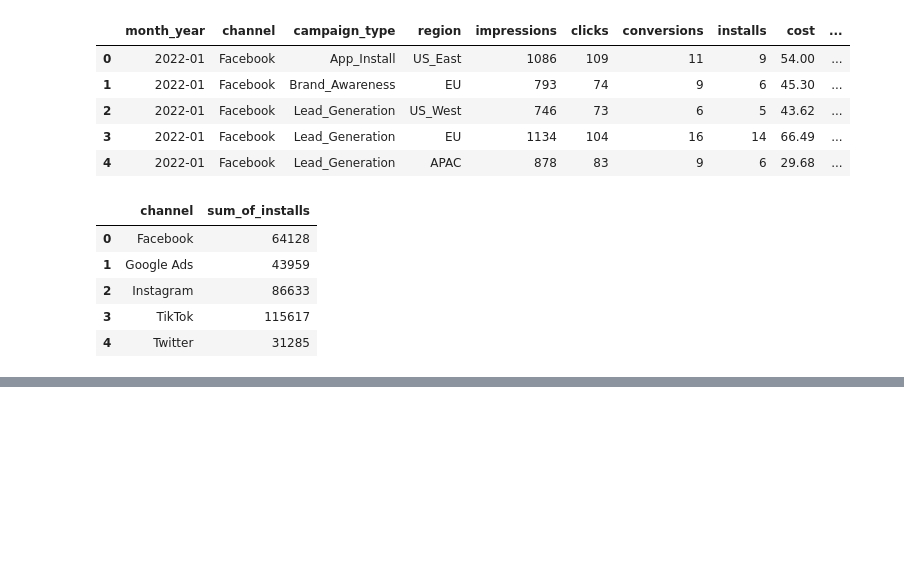
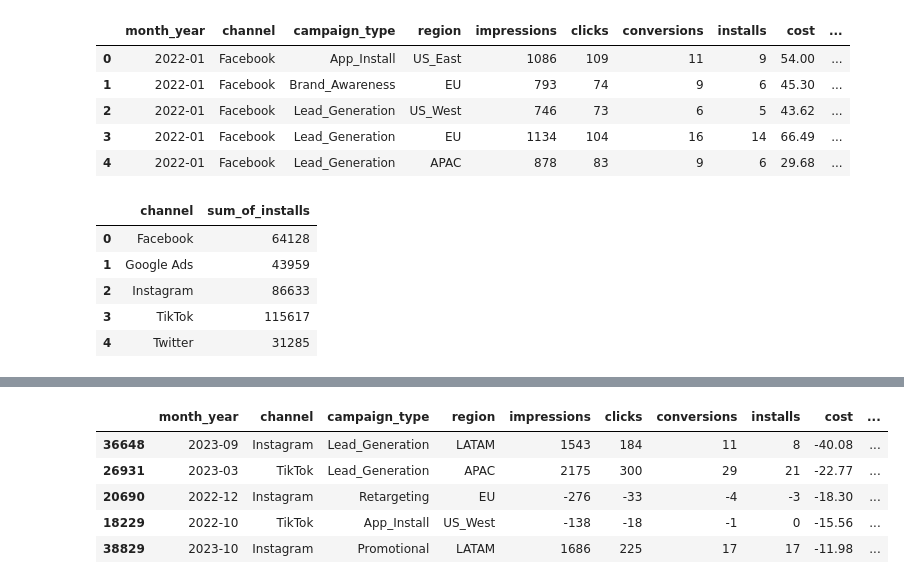
Before and after one commit to rakeshtparayil/marketing_analytics, a Jupyter notebook: marketing_new.ipynb, the cells around one changed output, grey strips where cells are left out. Saved outputs shown, nothing was run; the diff lists cells and outputs as text; code cells hidden in the pictures; blank space fills up the shorter version.

```diff
--- a/marketing_new.ipynb
+++ b/marketing_new.ipynb
@@ -447,3 +530,6 @@ mktg_aggregated.head()
 | 2 | Instagram | 86633 |
 | 3 | TikTok | 115617 |
 | 4 | Twitter | 31285 |
+# %%
+mktg['ctr'] = (mktg['clicks'] / mktg['impressions']).round(2)
+mktg.head(5)
@@ -449,0 +543,9 @@ mktg_aggregated.head()
+# %%
+mktg.sort_values(['cost','revenue'],ascending=[True, False]).head(5)
+# %% [output]
+|  | month_year | channel | campaign_type | region | impressions | clicks | conversions | installs | cost | ... |
+| 36648 | 2023-09 | Instagram | Lead_Generation | LATAM | 1543 | 184 | 11 | 8 | -40.08 | ... |
+| 26931 | 2023-03 | TikTok | Lead_Generation | APAC | 2175 | 300 | 29 | 21 | -22.77 | ... |
+| 20690 | 2022-12 | Instagram | Retargeting | EU | -276 | -33 | -4 | -3 | -18.30 | ... |
+| 18229 | 2022-10 | TikTok | App_Install | US_West | -138 | -18 | -1 | 0 | -15.56 | ... |
+| 38829 | 2023-10 | Instagram | Promotional | LATAM | 1686 | 225 | 17 | 17 | -11.98 | ... |
```
Also changed, not shown: parts of 7 cells of this notebook, 1 other file.
